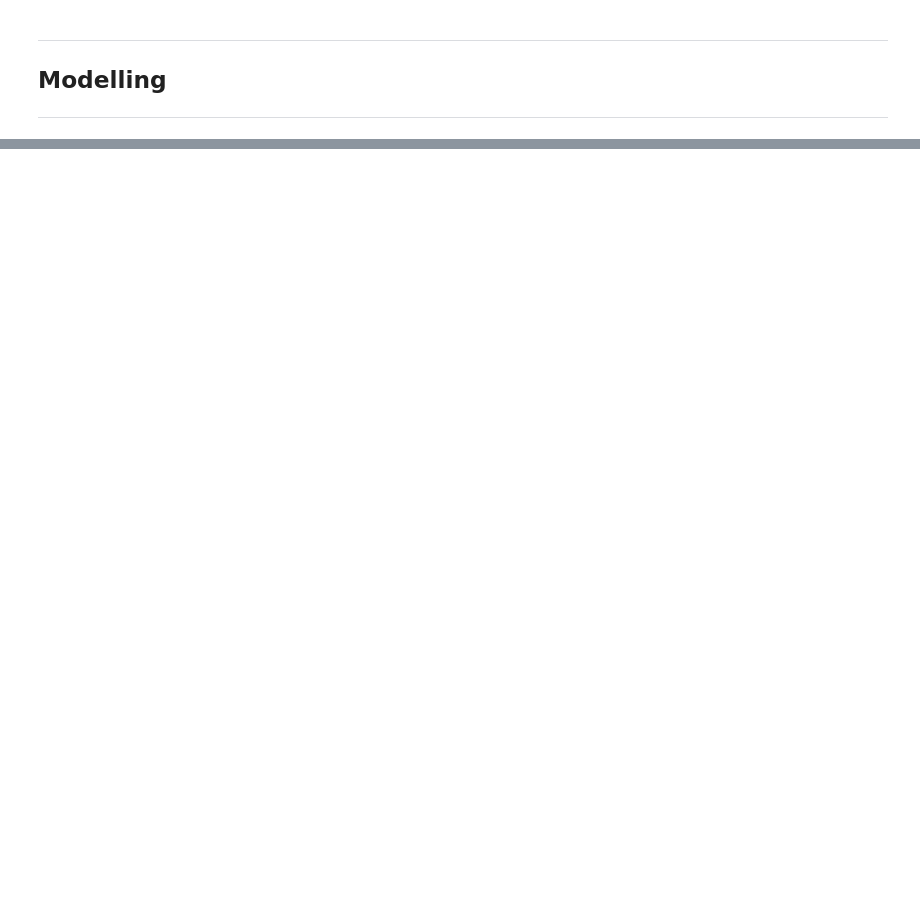
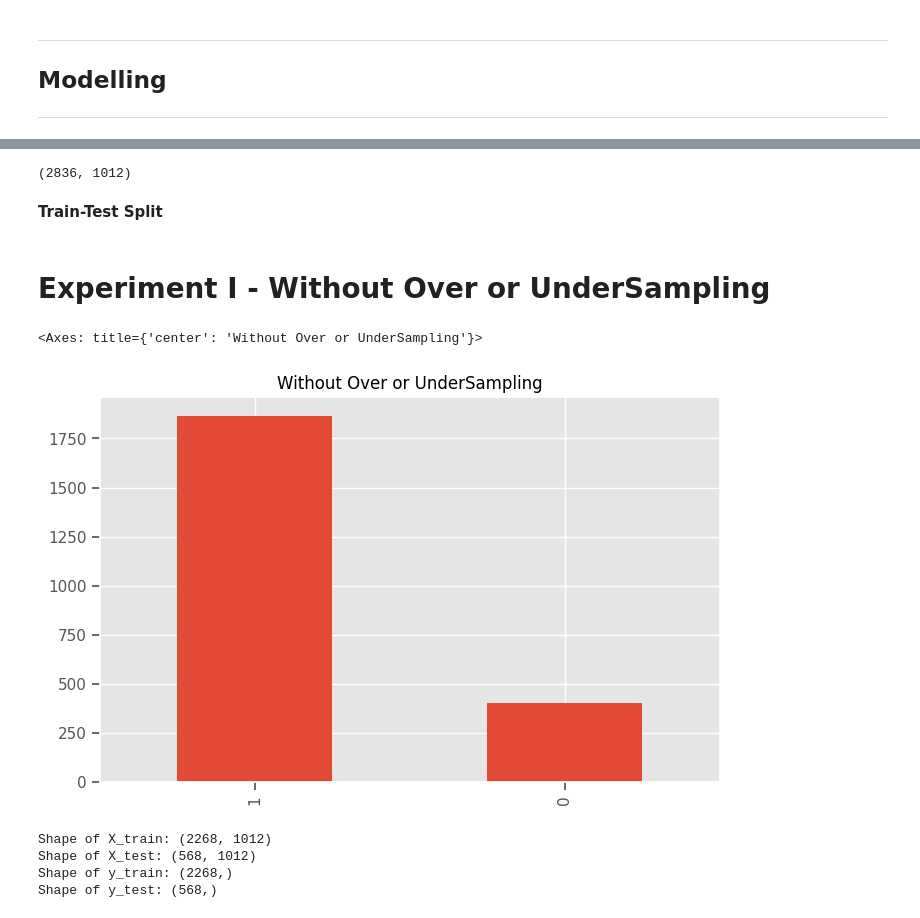
Before and after one commit to dthatprince/Global-Terrorism-Data-Analysis-and-Prediction, a Jupyter notebook: Colab_Prediction_of_global_terrorist_attacks.ipynb, the cells around one changed output, grey strips where cells are left out. Cells and saved outputs as stored; diff of their text form; code cells hidden in the pictures; blank space fills up the shorter version.

```diff
--- a/Colab_Prediction_of_global_terrorist_attacks.ipynb
+++ b/Colab_Prediction_of_global_terrorist_attacks.ipynb
@@ -569,0 +615,3 @@ fig.show()
+# %%
+features = project_df_us.drop(['success'], axis=1)
+target = project_df_us['success']
@@ -569,0 +620,3 @@ fig.show()
+# %%
+categorical_cols = ['country_name', 'region_name', 'city','attacktype', 'targettype_name', 'weapontype_name','group_name']
+features_encoded = pd.get_dummies(features, columns=categorical_cols)
@@ -569,0 +638,4 @@ fig.show()
+# %%
+#remove special characters in columns e.g Duration>24hrs
+
+features_encoded = features_encoded.rename(columns = lambda x:re.sub('[^A-Za-z0-9_]+', '', x))
@@ -569,0 +652,6 @@ fig.show()
+# %%
+features_encoded.shape
+# %% [output]
+(2836, 1012)
+# %% [markdown]
+**Train-Test Split**
@@ -569,0 +660,23 @@ fig.show()
+# %%
+X_train, X_test, y_train, y_test = train_test_split(features_encoded, target, test_size=0.2, random_state=42)
+# %% [markdown]
+
+# **Experiment I - Without Over or UnderSampling**
+# %%
+# to show imbalance
+fig, (ax1) = plt.subplots(ncols = 1, figsize =(8, 5))
+ax1.set_title('Without Over or UnderSampling')
+pd.Series(y_train).value_counts().plot.bar(ax=ax1)
+# %% [output]
+<Axes: title={'center': 'Without Over or UnderSampling'}>
+[figure, added]
+# %%
+print("Shape of X_train:", X_train.shape)
+print("Shape of X_test:", X_test.shape)
+print("Shape of y_train:", y_train.shape)
+print("Shape of y_test:", y_test.shape)
+# %% [output]
+Shape of X_train: (2268, 1012)
+Shape of X_test: (568, 1012)
+Shape of y_train: (2268,)
+Shape of y_test: (568,)
```
Also changed, not shown: parts of 40 cells of this notebook.
